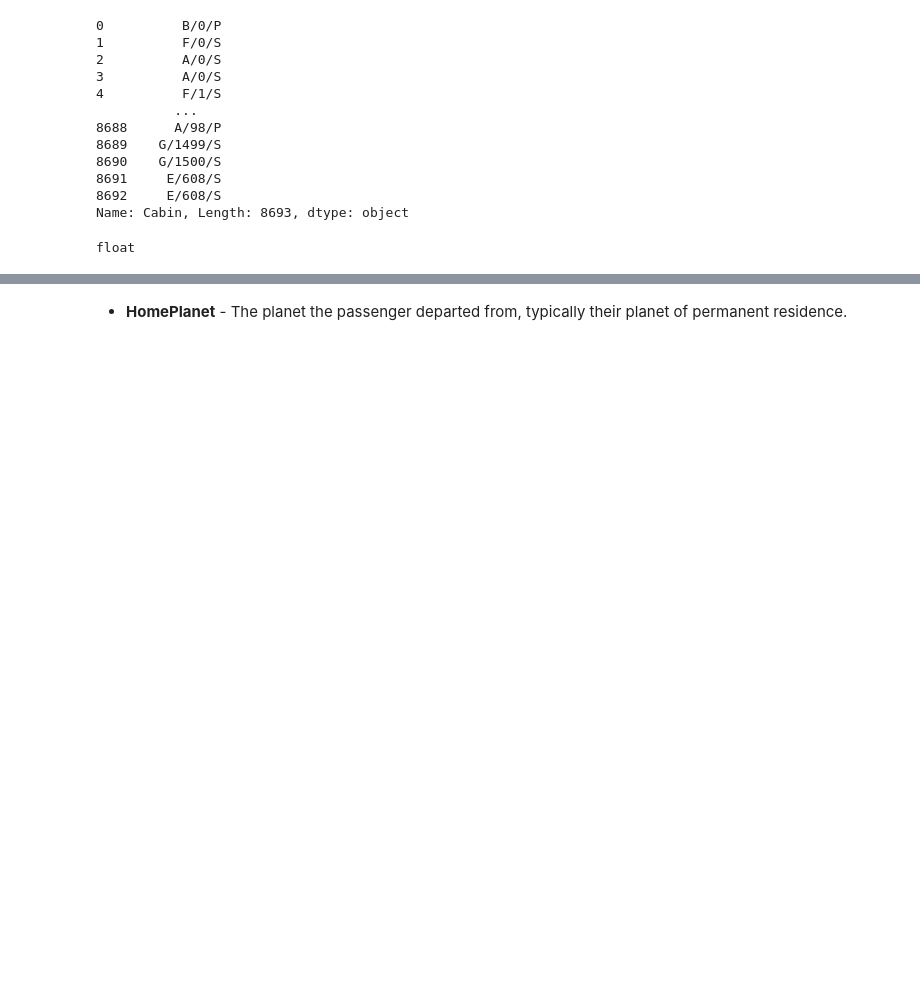
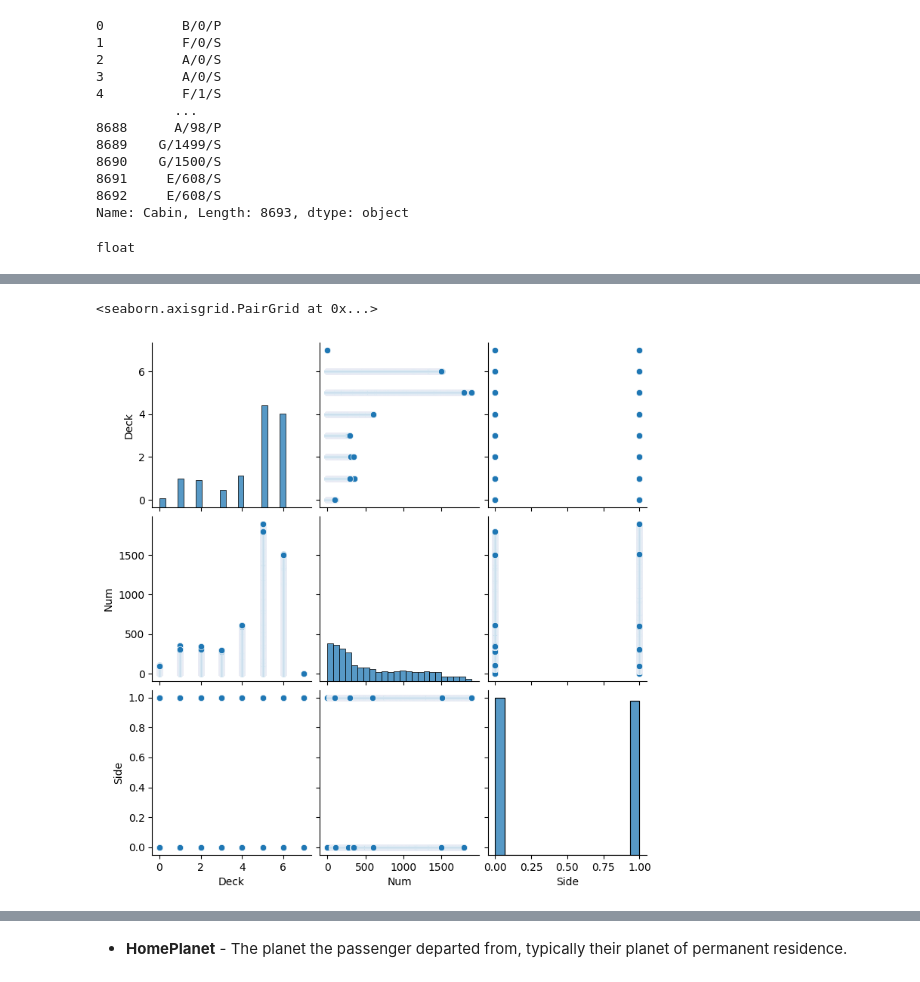
Before and after one commit to Fabiocufino/DataMining-Project, a Jupyter notebook: Project.ipynb, the cells around one changed output, grey strips where cells are left out. Saved outputs shown, nothing was run; the diff lists cells and outputs as text; code cells hidden in the pictures; blank space fills up the shorter version.

```diff
--- a/Project.ipynb
+++ b/Project.ipynb
@@ -271,3 +304,9 @@ print(cabin_dict)
+# %%
+#plot all the features of the cabin_dict
+sns.pairplot(data=pd.DataFrame.from_dict(cabin_dict))
+# %% [output]
+<seaborn.axisgrid.PairGrid at 0x...>
+[figure, added]
 # %%
 #plot 2D scatter
 plt.figure(figsize = (10,4))
```
Also changed, not shown: parts of 13 cells of this notebook.
